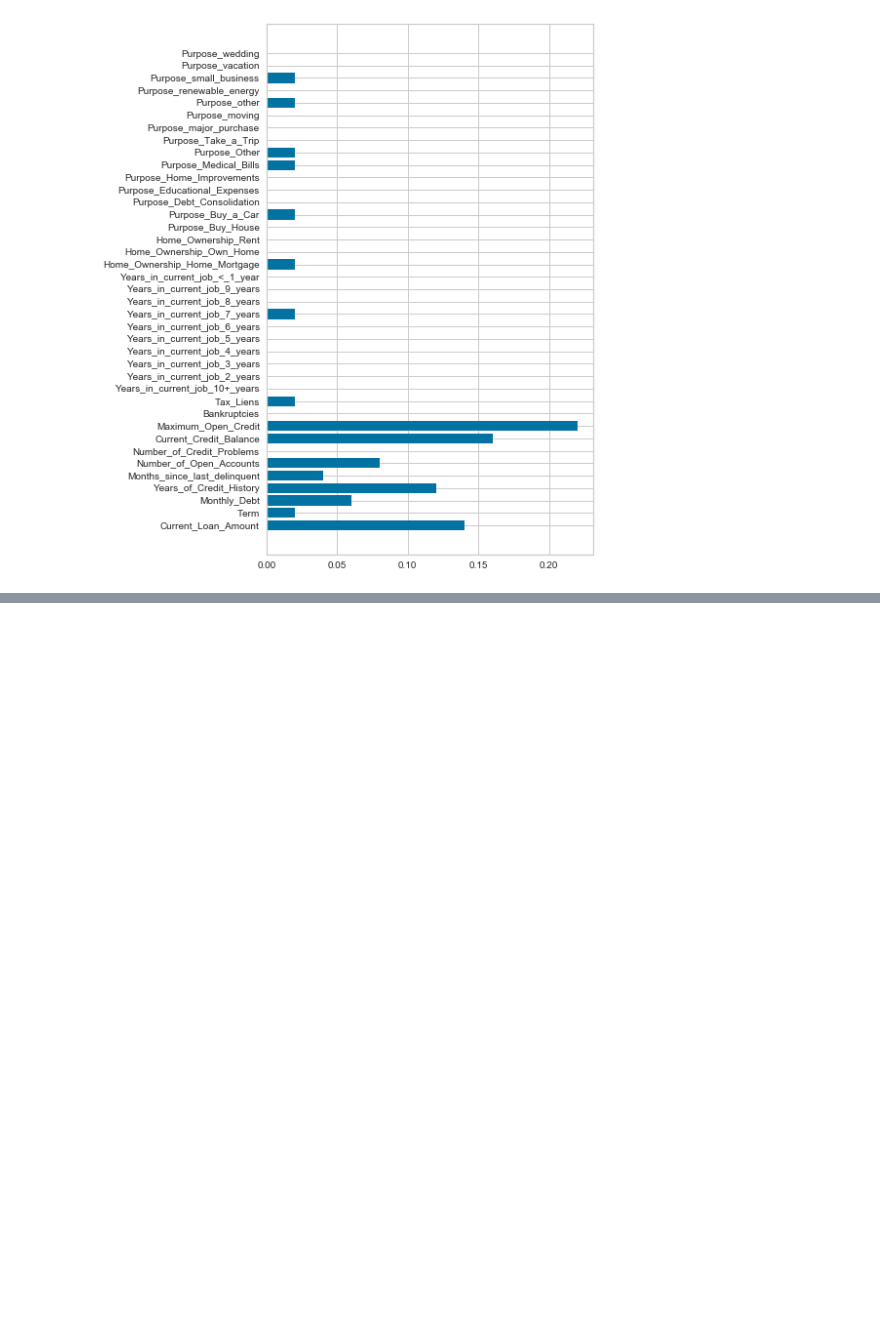
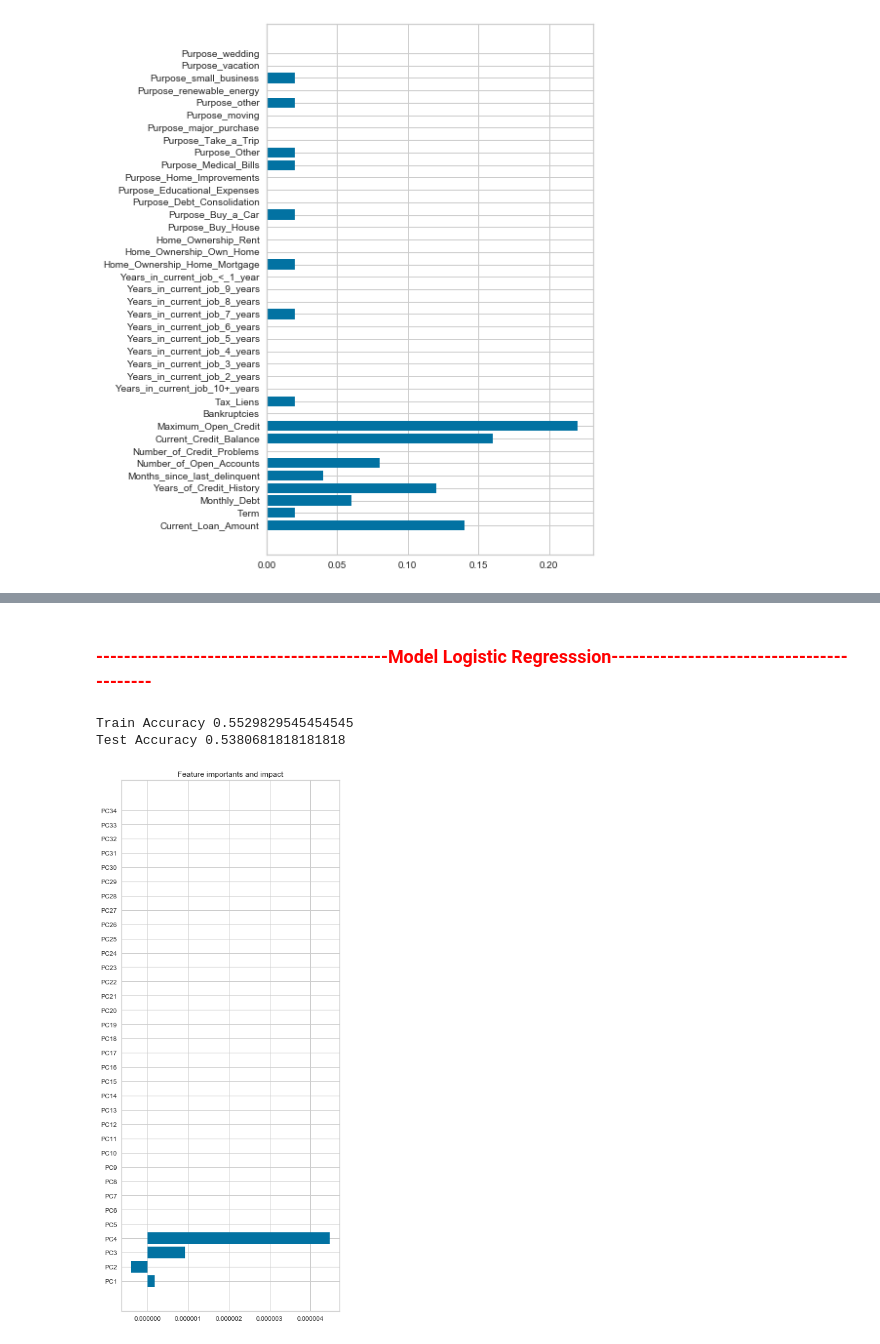
Before and after one commit to LaurentStar/Bank-Loans, a Jupyter notebook: master.ipynb, the cells around one changed output, grey strips where cells are left out. Cells and saved outputs as stored; diff of their text form; code cells hidden in the pictures; blank space fills up the shorter version.

```diff
--- a/master.ipynb
+++ b/master.ipynb
@@ -147,0 +192,20 @@ Test Accuracy 0.6136363636363636
+# %%
+X_train_pca, X_test_pca, y_train_pca, y_test_pca = train_test_split(prince_df, y, test_size= 0.2)
+# %% [markdown]
+### <span style="color:red">------------------------------------------Model Logistic Regresssion------------------------------------------ </span>
+# %%
+logr_clf = LogisticRegression()
+logr_clf.fit(X_train_pca, y_train_pca)
+y_pred = logr_clf.predict(X_train_pca)
+
+print('Train Accuracy', logr_clf.score(X_train_pca, y_train_pca))
+print('Test Accuracy', logr_clf.score(X_test_pca, y_test_pca))
+
+
+fig, ax = plt.subplots(figsize=(6, 15))
+ax.barh(y=X_train_pca.columns, width=logr_clf.coef_[0])
+ax.set_title('Feature importants and impact');
+# %% [output]
+Train Accuracy 0.5529829545454545
+Test Accuracy 0.5380681818181818
+[figure, added]
```
Also changed, not shown: parts of 19 cells of this notebook, 7 other files.
